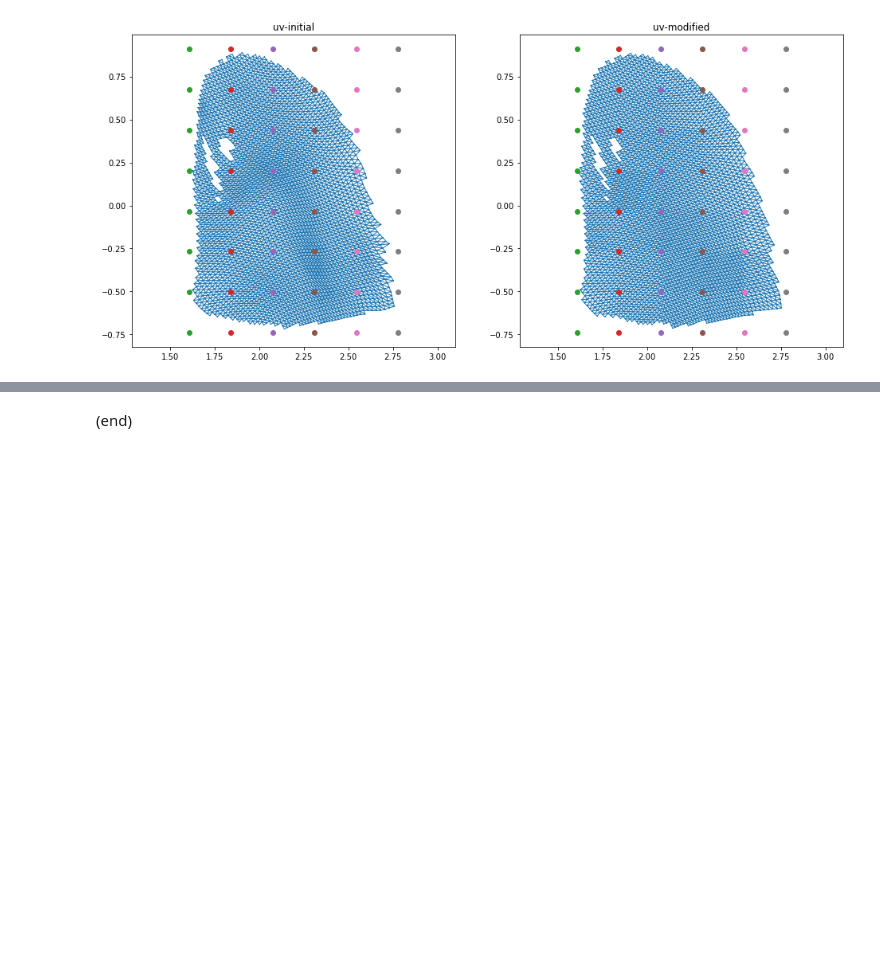
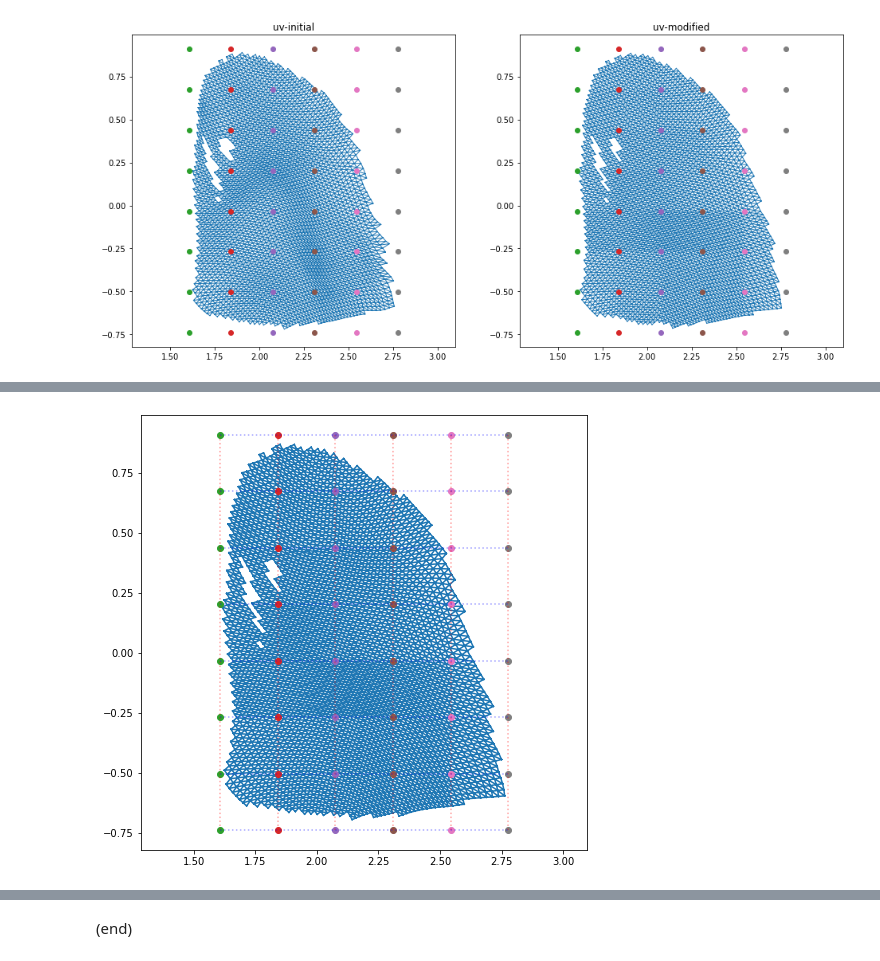
Before and after one commit to stnoh/InverseFFD, a Jupyter notebook: InverseFFD_ver4.ipynb, the cells around one changed output, grey strips where cells are left out. Cells and saved outputs as stored; diff of their text form; code cells hidden in the pictures; blank space fills up the shorter version.

```diff
--- a/InverseFFD_ver4.ipynb
+++ b/InverseFFD_ver4.ipynb
@@ -802,0 +1090,29 @@ plt.show()
+# %%
+%matplotlib inline
+
+import ipywidgets as widgets
+from IPython.display import display
+from ipywidgets import interact
+
+## visualize bounding box
+from matplotlib.patches import Rectangle
+
+fig, ax = plt.subplots(figsize=(8,8))
+
+ax.set_xlim([u_min_vis, u_max_vis])
+ax.set_ylim([v_min_vis, v_max_vis])
+
+ax.triplot(u_ffd[:,0], u_ffd[:,1], tri)
+
+## grid points
+ax.plot(B_ix, B_jy, 'o')
+
+## draw lines between grid points
+for Bx in B_i:
+    plt.plot([Bx, Bx], [B_j[0], B_j[-1]], color='red', alpha=.33, linestyle=':')
+for By in B_j:
+    plt.plot([B_i[0], B_i[-1]], [By, By], color='blue', alpha=.33, linestyle=':')
+
+plt.draw()
+# %% [output]
+[figure, added]
```
Also changed, not shown: parts of 14 cells of this notebook.
